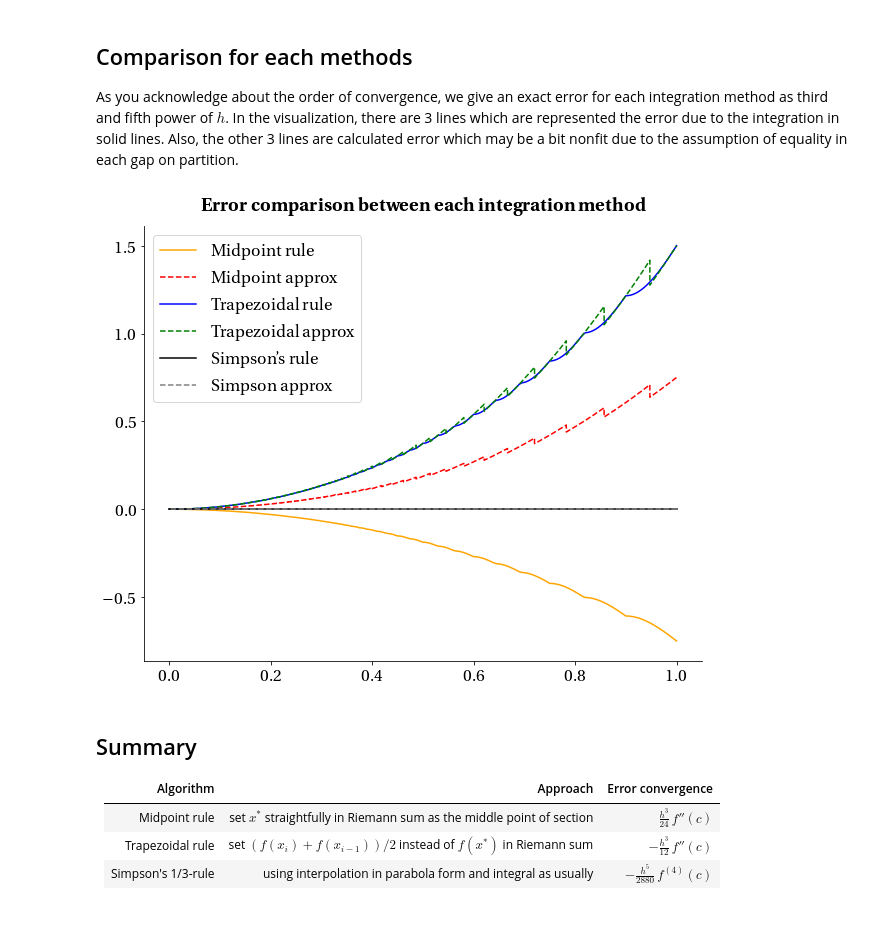
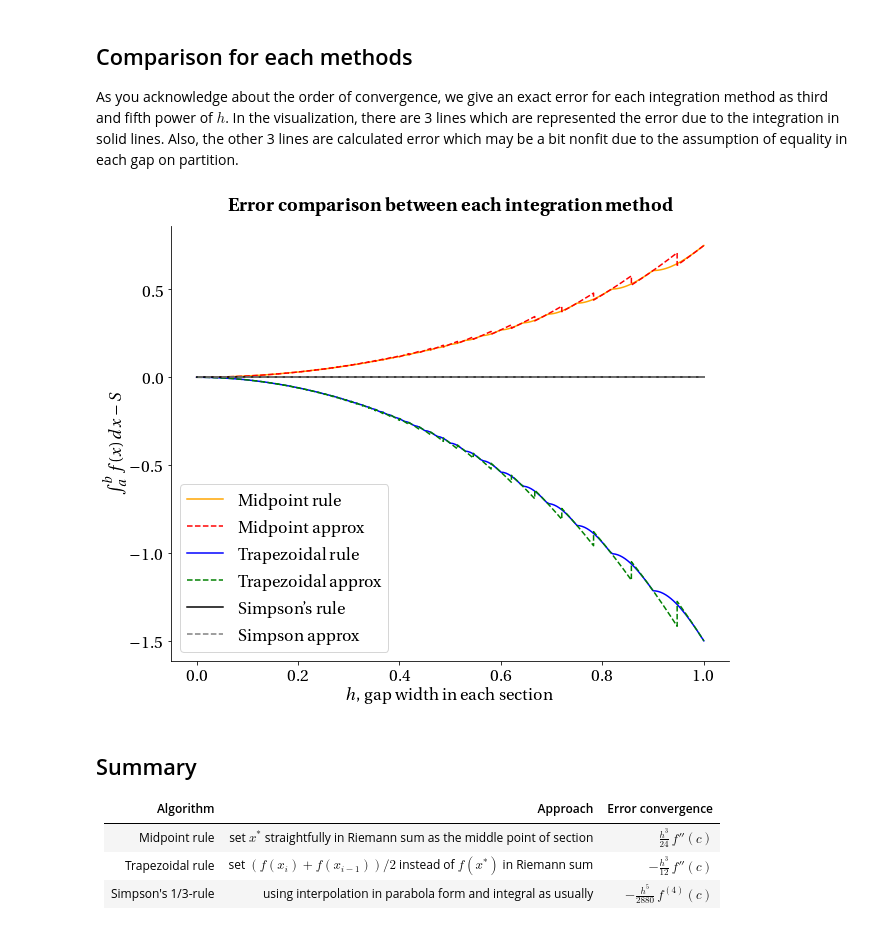
Before and after one commit to KittapatR/numerical_analysis, a Jupyter notebook: Chapter 4 — Numerical Integration.ipynb, the cells around one changed output. Drawn from its saved outputs; the diff is of its cells as text; code cells hidden in the pictures.

```diff
--- a/Chapter 4 — Numerical Integration.ipynb
+++ b/Chapter 4 — Numerical Integration.ipynb
@@ -137,38 +137,40 @@ import matplotlib.pyplot as plt
 import matplotlib
 
 matplotlib.rc('text', usetex=True)
 matplotlib.rc('font', size=18)
 matplotlib.rc('legend', fontsize=18)
 matplotlib.rc('text.latex', preamble=r'\usepackage{fourier}')
 plt.rcParams["font.family"] = "serif"
 
 x_value = []
 y1_value = []
 y2_value = []
 y3_value = []
 for i in range(201):
-    y1_value.append(midpoint_rule(1, 10, parabola, (1e-6 - 1)/200*i + 1) - 468)
-    y2_value.append(trapezoidal_rule(1, 10, parabola, (1e-6 - 1)/200*i + 1) - 468)
-    y3_value.append(abs(simpsons_13rule(1, 10, parabola, (1e-6 - 1)/200*i + 1) - 468))
+    y1_value.append(468 - midpoint_rule(1, 10, parabola, (1e-6 - 1)/200*i + 1))
+    y2_value.append(468 - trapezoidal_rule(1, 10, parabola, (1e-6 - 1)/200*i + 1))
+    y3_value.append(468 - simpsons_13rule(1, 10, parabola, (1e-6 - 1)/200*i + 1))
     x_value.append((1e-6 - 1)/200*i + 1)
 
 fig, ax = plt.subplots(figsize = (10,8))
 
 ax.spines['right'].set_visible(False)
 ax.spines['top'].set_visible(False)
 
 X = np.arange(1e-5,1,1e-5)
 plt.plot(x_value, y1_value, label = "Midpoint rule", c = "orange")
 plt.plot(X, X**3/24 * 2 * np.round((10-1)/X), label = "Midpoint approx", linestyle = "--", c = "red")
 plt.plot(x_value, y2_value, label = "Trapezoidal rule", c = "blue")
-plt.plot(X, X**3/12 * 2 * np.round((10-1)/X), label = "Trapezoidal approx", linestyle = "--", c = "green")
+plt.plot(X, -X**3/12 * 2 * np.round((10-1)/X), label = "Trapezoidal approx", linestyle = "--", c = "green")
 plt.plot(x_value, y3_value, label = "Simpson's rule", c = "black")
 plt.plot(x_value, [0] * len(x_value), label = "Simpson approx", c = "grey", linestyle = "--")
 plt.title(r"\textbf{Error comparison between each integration method}", fontsize = 20, family = "sans-serif", y = 1.02)
 plt.legend()
+plt.ylabel(r"$\int_a^b f(x)\,dx - S$")
+plt.xlabel(r"$h$, gap width in each section")
 plt.show()
 # %% [output]
-[figure, old version]
+[figure, new version]
 # %% [markdown]
 ## Summary
 | Algorithm | Approach | Error convergence |
```
